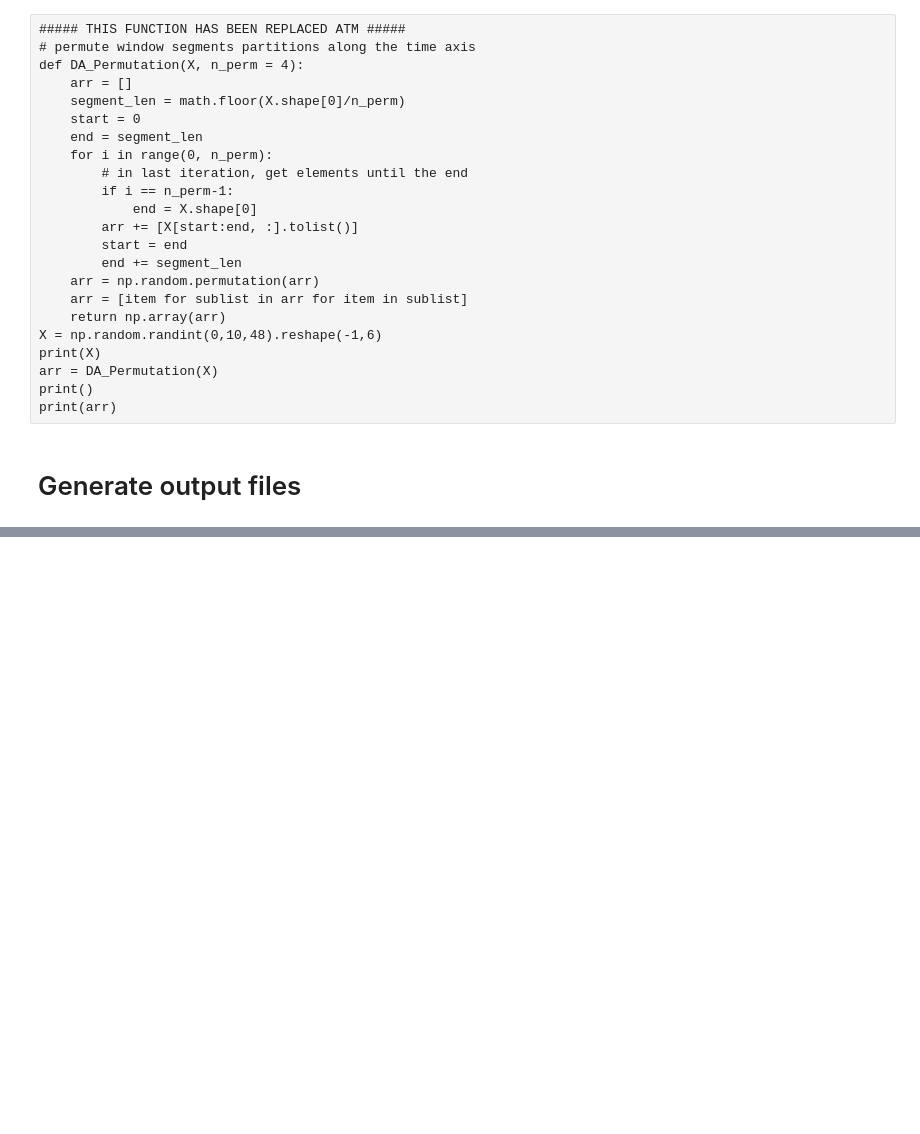
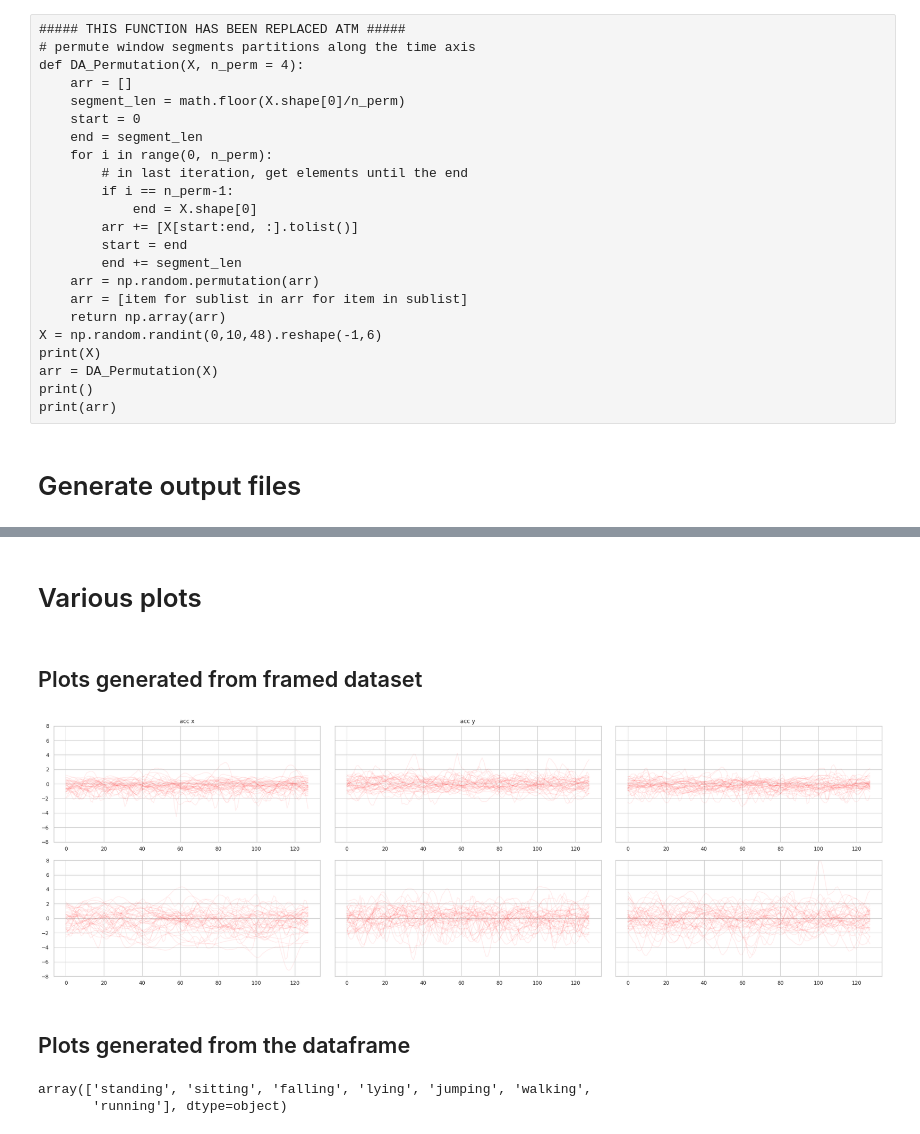
Before and after one commit to damnko/har-convolutional-neural-networks, a Jupyter notebook: 001-data-exploration.ipynb, the cells around one changed output, grey strips where cells are left out. Saved outputs shown, nothing was run; the diff lists cells and outputs as text; code cells hidden in the pictures; blank space fills up the shorter version.

Commit message:
feat: add various models

```diff
--- a/001-data-exploration.ipynb
+++ b/001-data-exploration.ipynb
@@ -139,7 +139,7 @@ config = {
     'fill_transients': False,
     'remove_transients': True,
     'adapted_labels_colname': 'adapted_labels',
-    'out_filename': 'boh',
+    'out_filename': '',
     'convert_to_gf': False,
     'normalize_sensor': True,
     'frame_window': 128,
@@ -550,0 +544,19 @@ Class proportions are maintained both in test and training
+# %%
+def normalize(x, mean = None, std = None):
+    # x is in the form [samplesnr, windowsize, 6]
+    x_reshaped = x.reshape(-1, x.shape[-1])
+    if mean is None:
+        # mean of each column/sensor
+        mean = x_reshaped.mean(axis=0)
+        std = x_reshaped.std(axis=0)
+    x_reshaped = (x_reshaped-mean)/std
+    # reshape back to original shape
+    return x_reshaped.reshape(x.shape), mean, std
+
+if config['normalize_sensor']:
+    x_train, train_mean, train_std = normalize(x_train)
+    x_test = normalize(x_test, train_mean, train_std)[0]
+    for i in np.arange(x_train.shape[-1]):
+        print('Train mean of {} is {}, std is {}'.format(i, x_train[:,:,i].mean(), x_train[:,:,i].std()))
+        print('Test mean of {} is {}, std is {}'.format(i, x_test[:,:,i].mean(), x_test[:,:,i].std()))
+        print()
@@ -714,0 +745,31 @@ print(x.shape, x_train.shape)
+# %% [markdown]
+# Various plots
+# %% [markdown]
+## Plots generated from framed dataset
+# %%
+sns.set(style="whitegrid")
+ys_train = pd.Series(y_train)
+for activity in ['standing']:
+    activity_index = ys_train[ys_train == activity].index
+    # get a number of random samples of the activity
+    random_samples = np.random.choice(jumping, 40, replace=False)
+    # sharey='row'
+    fig, ax = plt.subplots(2, 3, figsize=(25,8), sharey=True)
+    fig.tight_layout()
+    ax[0][0].set_ylim([-8,8])
+    ax[0][0].set_title('acc x')
+    ax[0][1].set_title('acc y')
+
+    z = 0
+    for r in range(2):
+        for c in range(3):
+            for i in random_samples:
+                y = x_train[i, :, z]
+                x = np.arange(len(y))
+                sns.lineplot(x, y, color='red', alpha=0.07, ax=ax[r][c])
+            z += 1
+    fig.savefig('{}.png'.format(activity))
+# %% [output]
+[figure, added]
+# %% [markdown]
+## Plots generated from the dataframe
@@ -714,0 +786,5 @@ print(x.shape, x_train.shape)
+# %%
+dfplot['labels'].unique()
+# %% [output]
+array(['standing', 'sitting', 'falling', 'lying', 'jumping', 'walking',
+       'running'], dtype=object)
```
Also changed, not shown: parts of 9 cells of this notebook, 24 other files.
